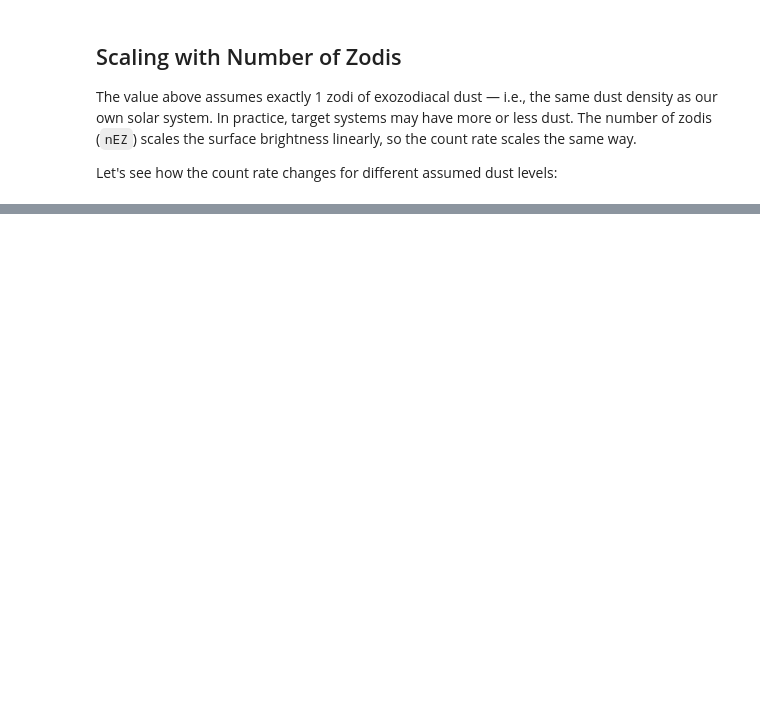
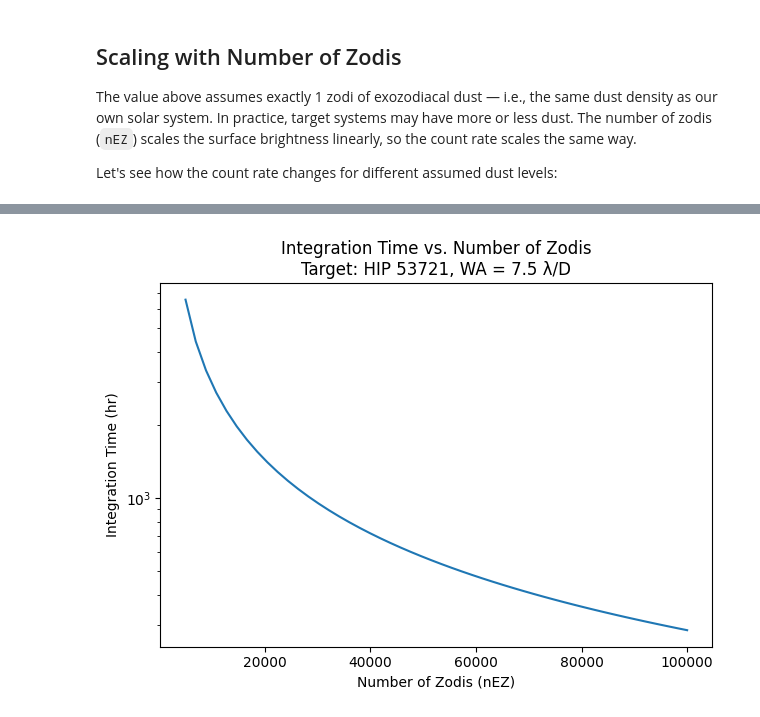
Before and after one commit to Hovik-Grigoryan/corgietc, a Jupyter notebook: Notebooks/09_Simulating_Extended_Source.ipynb, the cells around one changed output, grey strips where cells are left out. Drawn from its saved outputs; the diff is of its cells as text; code cells hidden in the pictures; blank space fills up the shorter version.

```diff
--- a/Notebooks/09_Simulating_Extended_Source.ipynb
+++ b/Notebooks/09_Simulating_Extended_Source.ipynb
@@ -238,9 +220,9 @@ Let's see how the count rate changes for different assumed dust levels:
 # %%
 nEZ_values = np.array([1, 3, 5, 10, 25, 50])
 
-print(f"{'nEZ':>6}  {'C_ez (1/s)':>15}")
-print("-" * 25)
+print(f"{'nEZ':>6}  {'C_ez':>35}")
+print("-" * 45)
 for nEZ in nEZ_values:
-    C_ez_nEZ = (nEZ * fZ_ez * mode["losses"] * Omega * occ_trans).to("1/s")
-    print(f"{nEZ:>6}  {C_ez_nEZ[0].value:>15.4e}")
+    C_ez_nEZ = nEZ * fZ_ez * Omega
+    print(f"{nEZ:>6}  {C_ez_nEZ[0].value:>15.4e} {C_ez_nEZ[0].unit}")
 # %% [output]
@@ -255,11 +236,0 @@ for nEZ in nEZ_values:
-# %%
-# identify 47 UMa c
-sInd = np.where(TL.Name == "HIP 53721")[0]
-# extract first observing mode from optical system
-mode = OS.observingModes[0]
-# compute zodi flux
-fZ = ZL.fZ(Obs, TL, sInd, ts, mode)
-plt.figure()
-plt.plot(range(len(ts)), fZ)
-plt.xlabel("Days after 1/1/2027")
-plt.ylabel(f"fZ for 47 UMa for {mode['Scenario']}");
@@ -324,0 +267,28 @@ $$C_{\mathrm{ez}} = f_{Z,\mathrm{ez}} \times \mathtt{losses} \times \Omega \time
+# %%
+flux_star = TL.starFlux(sInd, mode)
+fZ_ez_physical = mode["F0"] * 10**(-magEZ / 2.5) / u.arcsec**2
+fZ_local = np.repeat(ZL.fZ0, 1)
+JEZ0 = TL.JEZ0[mode["hex"]][sInd]
+
+# Only sweep the range where dMag < sat_dMag
+nEZ_range = np.linspace(5000, 100000, 50)
+intTimes = []
+
+for nEZ in nEZ_range:
+    F_ez = nEZ * fZ_ez_physical * Omega
+    dMag = np.array([-2.5 * np.log10((F_ez / flux_star).decompose().value[0])])
+    JEZ_nEZ = np.repeat(nEZ * JEZ0, 1)
+    t = OS.calc_intTime(TL, sInd, fZ_local, JEZ_nEZ, dMag, WA, mode)
+    intTimes.append(t.to(u.d).value[0])
+
+intTimes = np.array(intTimes) * u.d
+
+plt.figure()
+plt.semilogy(nEZ_range, intTimes.to(u.hr))
+plt.xlabel("Number of Zodis (nEZ)")
+plt.ylabel("Integration Time (hr)")
+plt.title(f"Integration Time vs. Number of Zodis\n"
+          f"Target: {TL.Name[sInd][0]}, WA = 7.5 λ/D")
+plt.tight_layout();
+# %% [output]
+[figure, added]
```
Also changed, not shown: parts of 18 cells of this notebook, 1 other file.
